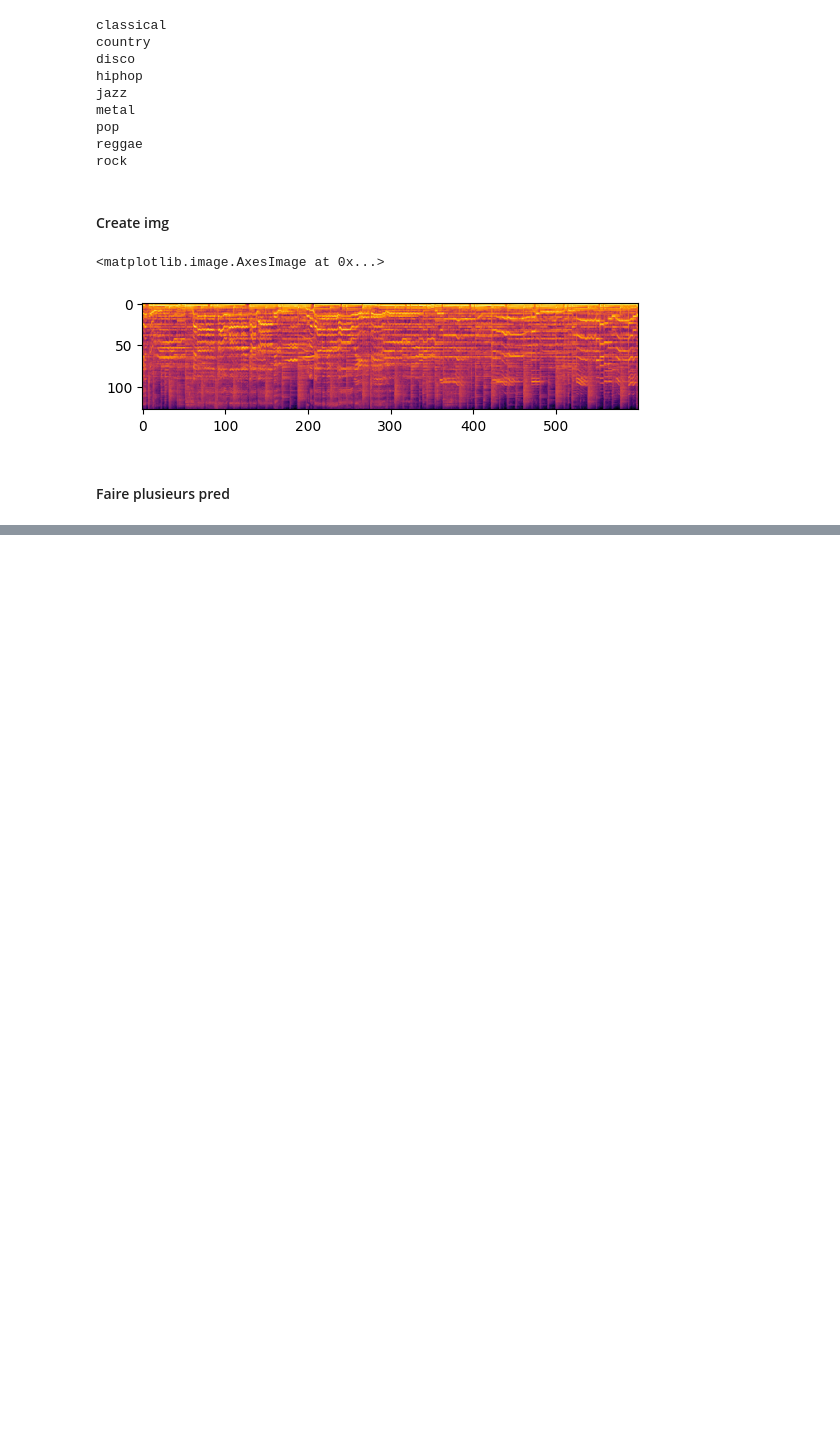
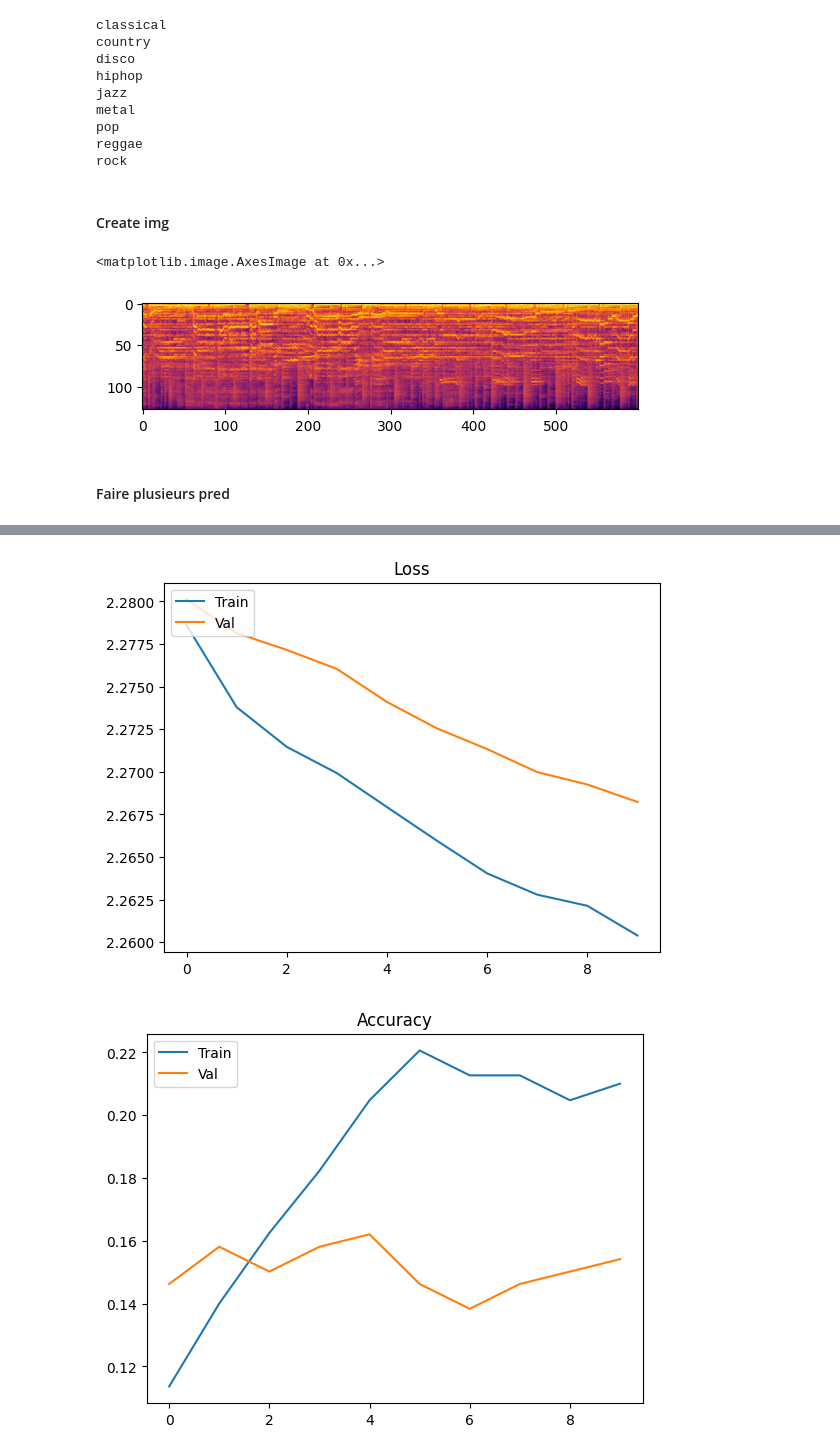
Before and after one commit to AlexandreRob/BadBoyRecords, a Jupyter notebook: use_model.ipynb, the cells around one changed output, grey strips where cells are left out. Cells and saved outputs as stored; diff of their text form; code cells hidden in the pictures; blank space fills up the shorter version.

```diff
--- a/use_model.ipynb
+++ b/use_model.ipynb
@@ -140,0 +202,2 @@ for filename in os.listdir(audio_dir):
+# %%
+model = keras.models.load_model('./BadBoyModelV2.keras')
@@ -140,0 +207,17 @@ for filename in os.listdir(audio_dir):
+# %%
+import tensorflow as tf
+
+# Ajoutez des couches personnalisées
+model.add(tf.keras.layers.Dense(64, activation='relu', name = 'dense_3'))
+model.add(tf.keras.layers.Dense(10, activation='softmax',name = 'dense_4'))
+# %%
+optimizer = tf.keras.optimizers.Adam(learning_rate=0.00001)
+model.compile(optimizer=optimizer,
+              loss='categorical_crossentropy',
+              metrics=['accuracy'])
+# %%
+history = model.fit(x_cnn_train,
+                    y_cnn_train,
+                    epochs=10,
+                    batch_size=64,
+                    validation_data = (x_cnn_test,y_cnn_test))
@@ -140,0 +245,23 @@ for filename in os.listdir(audio_dir):
+# %%
+import matplotlib.pyplot as plt
+
+loss_curve = history.history["loss"]
+acc_curve = history.history["accuracy"]
+
+loss_val_curve = history.history["val_loss"]
+acc_val_curve = history.history["val_accuracy"]
+
+plt.plot(loss_curve, label="Train")
+plt.plot(loss_val_curve, label="Val")
+plt.legend(loc='upper left')
+plt.title("Loss")
+plt.show()
+
+plt.plot(acc_curve, label="Train")
+plt.plot(acc_val_curve, label="Val")
+plt.legend(loc='upper left')
+plt.title("Accuracy")
+plt.show()
+# %% [output]
+[figure, added]
+[figure, added]
```
Also changed, not shown: parts of 23 cells of this notebook.
